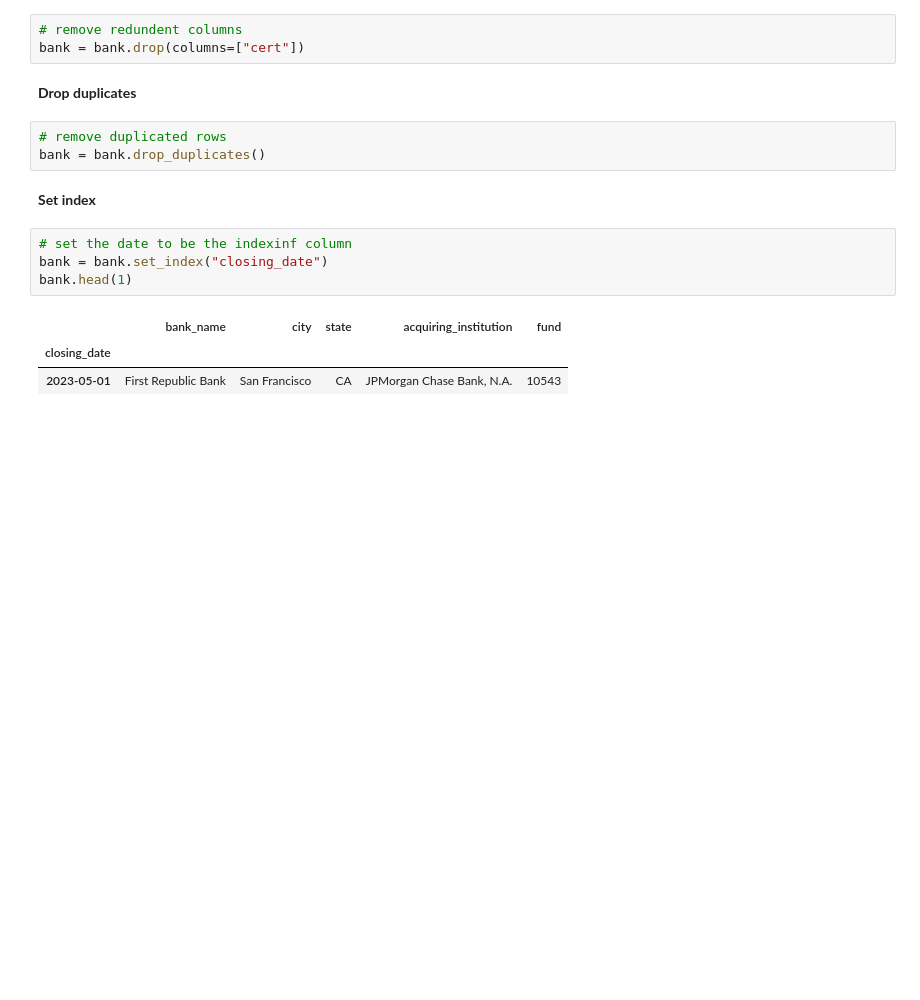
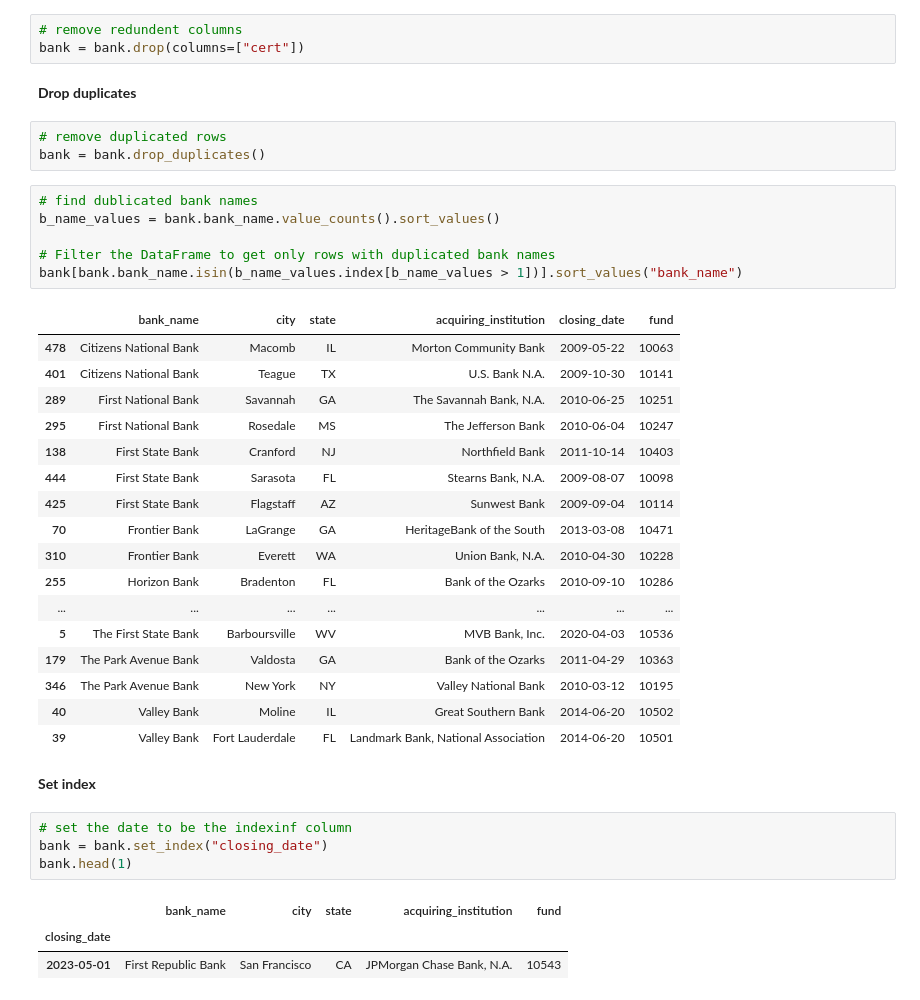
Before and after one commit to MigashaneVictoire/bank_failure, a Jupyter notebook: wrangle.ipynb, the cells around one changed output. Saved outputs shown, nothing was run; the diff lists cells and outputs as text; blank space fills up the shorter version.

```diff
--- a/wrangle.ipynb
+++ b/wrangle.ipynb
@@ -161,6 +164,30 @@ bank = bank.drop(columns=["cert"])
 # %%
 # remove duplicated rows
 bank = bank.drop_duplicates()
+# %%
+# find dublicated bank names
+b_name_values = bank.bank_name.value_counts().sort_values()
+
+# Filter the DataFrame to get only rows with duplicated bank names
+bank[bank.bank_name.isin(b_name_values.index[b_name_values > 1])].sort_values("bank_name")
+# %% [output]
+|  | bank_name | city | state | acquiring_institution | closing_date | fund |
+| 478 | Citizens National Bank | Macomb | IL | Morton Community Bank | 2009-05-22 | 10063 |
+| 401 | Citizens National Bank | Teague | TX | U.S. Bank N.A. | 2009-10-30 | 10141 |
+| 289 | First National Bank | Savannah | GA | The Savannah Bank, N.A. | 2010-06-25 | 10251 |
+| 295 | First National Bank | Rosedale | MS | The Jefferson Bank | 2010-06-04 | 10247 |
+| 138 | First State Bank | Cranford | NJ | Northfield Bank | 2011-10-14 | 10403 |
+| 444 | First State Bank | Sarasota | FL | Stearns Bank, N.A. | 2009-08-07 | 10098 |
+| 425 | First State Bank | Flagstaff | AZ | Sunwest Bank | 2009-09-04 | 10114 |
+| 70 | Frontier Bank | LaGrange | GA | HeritageBank of the South | 2013-03-08 | 10471 |
+| 310 | Frontier Bank | Everett | WA | Union Bank, N.A. | 2010-04-30 | 10228 |
+| 255 | Horizon Bank | Bradenton | FL | Bank of the Ozarks | 2010-09-10 | 10286 |
+| ... | ... | ... | ... | ... | ... | ... |
+| 5 | The First State Bank | Barboursville | WV | MVB Bank, Inc. | 2020-04-03 | 10536 |
+| 179 | The Park Avenue Bank | Valdosta | GA | Bank of the Ozarks | 2011-04-29 | 10363 |
+| 346 | The Park Avenue Bank | New York | NY | Valley National Bank | 2010-03-12 | 10195 |
+| 40 | Valley Bank | Moline | IL | Great Southern Bank | 2014-06-20 | 10502 |
+| 39 | Valley Bank | Fort Lauderdale | FL | Landmark Bank, National Association | 2014-06-20 | 10501 |
 # %% [markdown]
 **Set index**
 # %%
```
Also changed, not shown: parts of 14 cells of this notebook, 1 other file.
